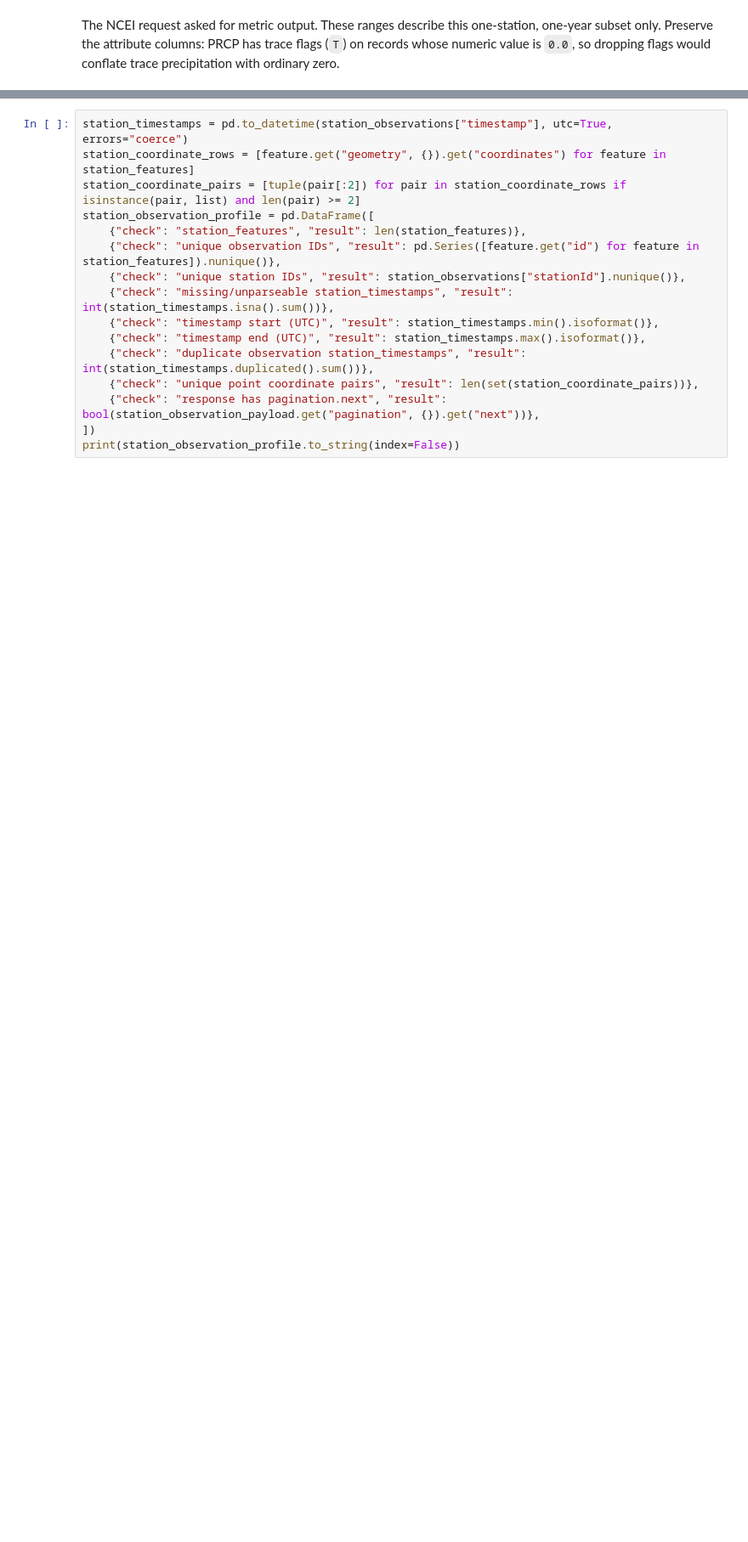
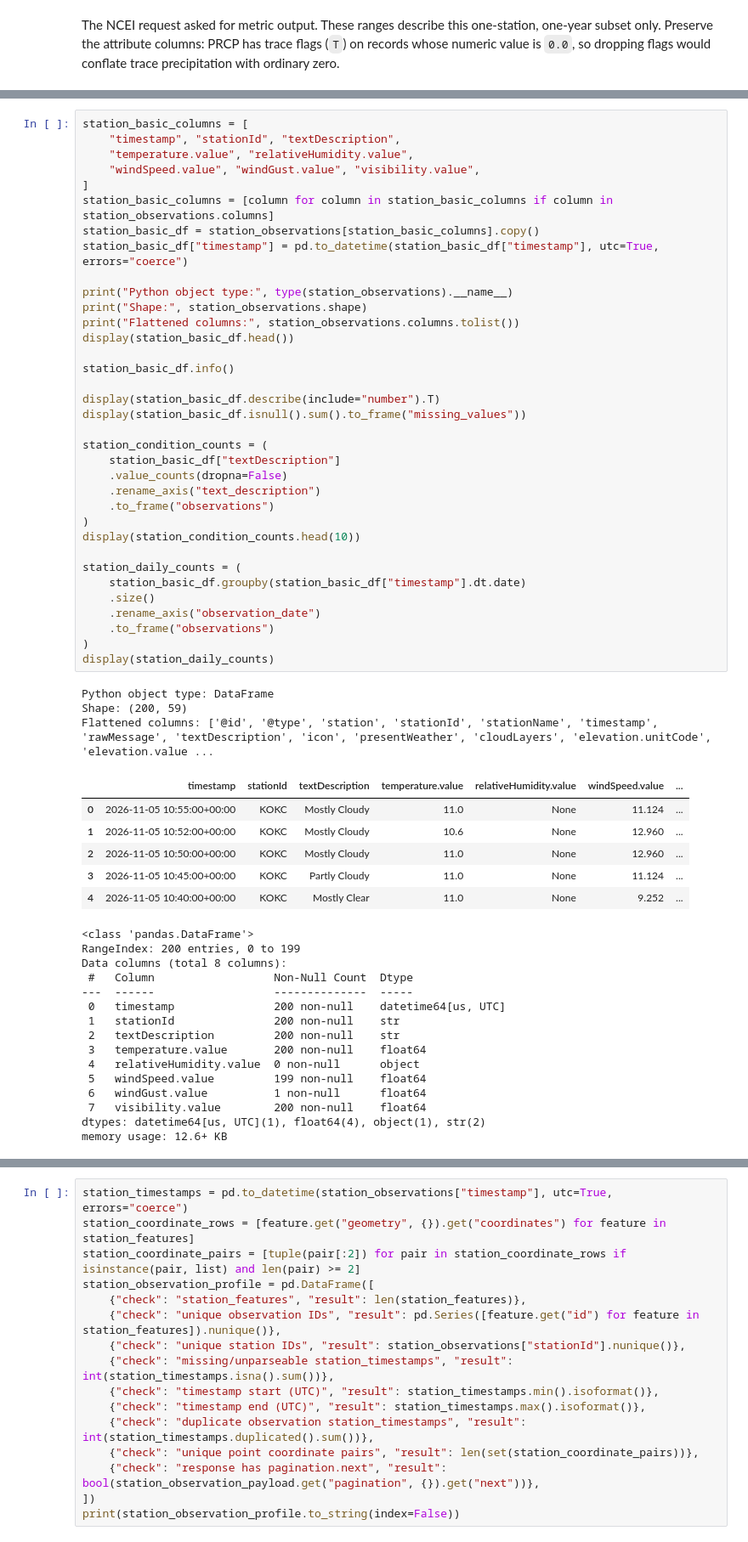
Before and after one commit to KevMasMas/multi-hazard-weather-monitoring, a Jupyter notebook: notebooks/01_source_profiling.ipynb, the cells around one changed output, grey strips where cells are left out. Shown at 85% size. Drawn from its saved outputs; the diff is of its cells as text; blank space fills up the shorter version.

```diff
--- a/notebooks/01_source_profiling.ipynb
+++ b/notebooks/01_source_profiling.ipynb
@@ -747,0 +836,60 @@ The NCEI request asked for metric output. These ranges describe this one-station
+# %%
+station_basic_columns = [
+    "timestamp", "stationId", "textDescription",
+    "temperature.value", "relativeHumidity.value",
+    "windSpeed.value", "windGust.value", "visibility.value",
+]
+station_basic_columns = [column for column in station_basic_columns if column in station_observations.columns]
+station_basic_df = station_observations[station_basic_columns].copy()
+station_basic_df["timestamp"] = pd.to_datetime(station_basic_df["timestamp"], utc=True, errors="coerce")
+
+print("Python object type:", type(station_observations).__name__)
+print("Shape:", station_observations.shape)
+print("Flattened columns:", station_observations.columns.tolist())
+display(station_basic_df.head())
+
+station_basic_df.info()
+
+display(station_basic_df.describe(include="number").T)
+display(station_basic_df.isnull().sum().to_frame("missing_values"))
+
+station_condition_counts = (
+    station_basic_df["textDescription"]
+    .value_counts(dropna=False)
+    .rename_axis("text_description")
+    .to_frame("observations")
+)
+display(station_condition_counts.head(10))
+
+station_daily_counts = (
+    station_basic_df.groupby(station_basic_df["timestamp"].dt.date)
+    .size()
+    .rename_axis("observation_date")
+    .to_frame("observations")
+)
+display(station_daily_counts)
+# %% [output]
+Python object type: DataFrame
+Shape: (200, 59)
+Flattened columns: ['@id', '@type', 'station', 'stationId', 'stationName', 'timestamp', 'rawMessage', 'textDescription', 'icon', 'presentWeather', 'cloudLayers', 'elevation.unitCode', 'elevation.value ...
+|  | timestamp | stationId | textDescription | temperature.value | relativeHumidity.value | windSpeed.value | ... |
+| 0 | 2026-11-05 10:55:00+00:00 | KOKC | Mostly Cloudy | 11.0 | None | 11.124 | ... |
+| 1 | 2026-11-05 10:52:00+00:00 | KOKC | Mostly Cloudy | 10.6 | None | 12.960 | ... |
+| 2 | 2026-11-05 10:50:00+00:00 | KOKC | Mostly Cloudy | 11.0 | None | 12.960 | ... |
+| 3 | 2026-11-05 10:45:00+00:00 | KOKC | Partly Cloudy | 11.0 | None | 11.124 | ... |
+| 4 | 2026-11-05 10:40:00+00:00 | KOKC | Mostly Clear | 11.0 | None | 9.252 | ... |
+<class 'pandas.DataFrame'>
+RangeIndex: 200 entries, 0 to 199
+Data columns (total 8 columns):
+ #   Column                  Non-Null Count  Dtype
+---  ------                  --------------  -----
+ 0   timestamp               200 non-null    datetime64[us, UTC]
+ 1   stationId               200 non-null    str
+ 2   textDescription         200 non-null    str
+ 3   temperature.value       200 non-null    float64
+ 4   relativeHumidity.value  0 non-null      object
+ 5   windSpeed.value         199 non-null    float64
+ 6   windGust.value          1 non-null      float64
+ 7   visibility.value        200 non-null    float64
+dtypes: datetime64[us, UTC](1), float64(4), object(1), str(2)
+memory usage: 12.6+ KB
```
Also changed, not shown: parts of 5 cells of this notebook, 1 other file.
